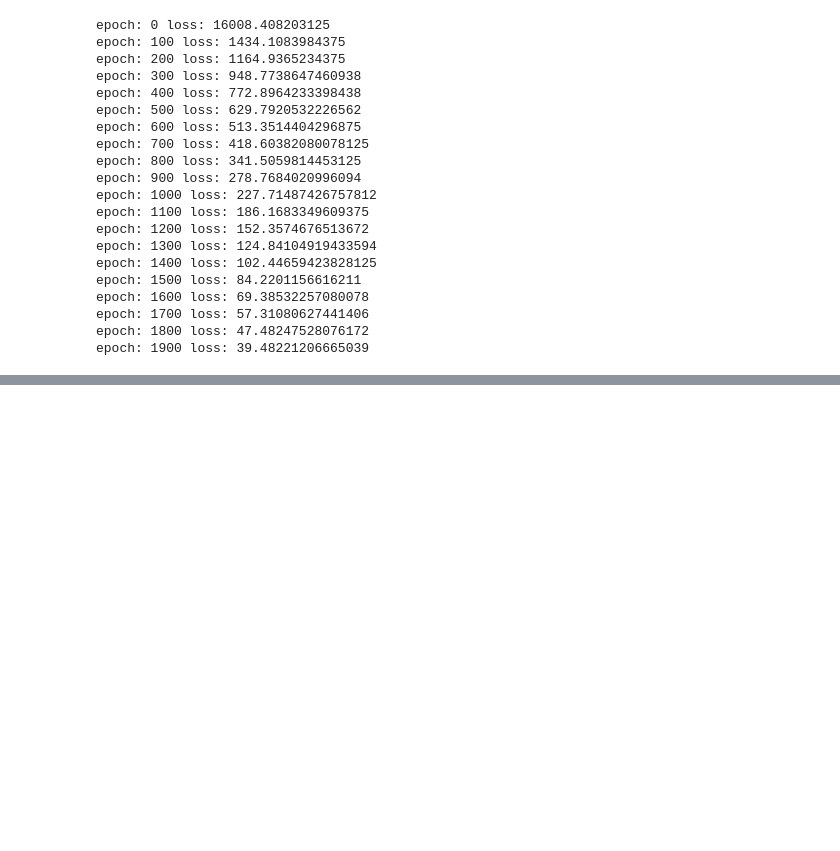
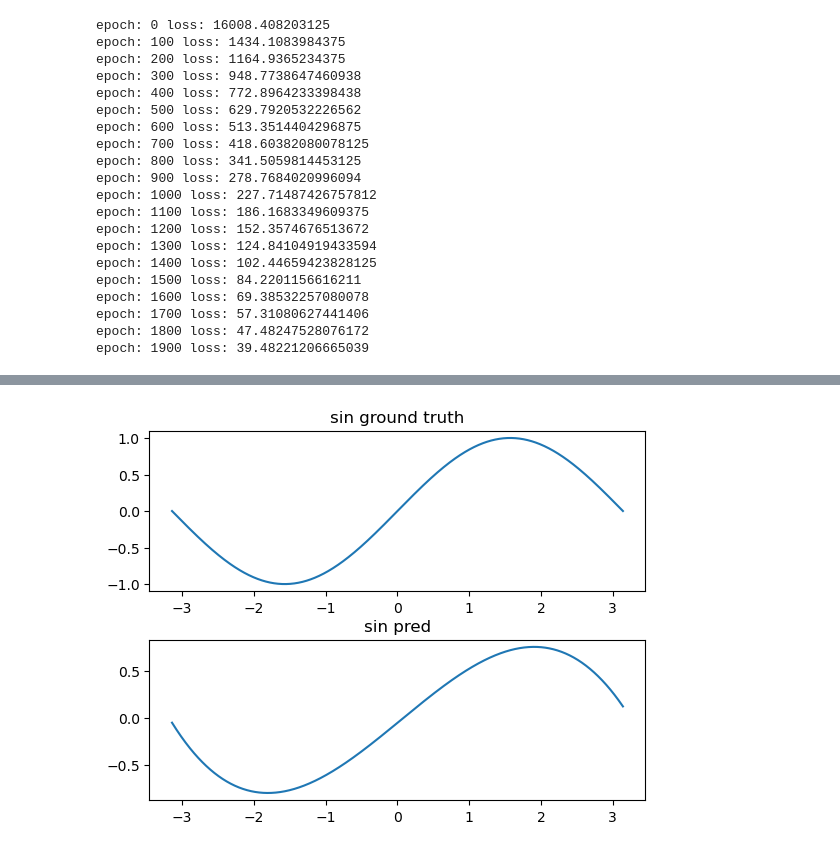
Before and after one commit to Yiseul-Jeon/Pytorch_Learning, a Jupyter notebook: sine_prdiction_model.ipynb, the cells around one changed output, grey strips where cells are left out. Cells and saved outputs as stored; diff of their text form; code cells hidden in the pictures; blank space fills up the shorter version.

```diff
--- a/sine_prdiction_model.ipynb
+++ b/sine_prdiction_model.ipynb
@@ -244,3 +244,44 @@ epoch: 1600 loss: 69.38532257080078
 epoch: 1700 loss: 57.31080627441406
 epoch: 1800 loss: 47.48247528076172
 epoch: 1900 loss: 39.48221206665039
+# %%
+x = x.squeeze()
+y_pred = model(x).clone().detach().squeeze().numpy()
+y = y.squeeze()
+
+plt.subplot(2, 1, 1)
+plt.subplots_adjust(hspace=0.3)
+plt.title("sin ground truth")
+plt.plot(x, y)
+
+plt.subplot(2, 1, 2)
+plt.title("sin pred")
+plt.plot(x, y_pred)
+
+# 손실 함수
+criterion = nn.MSELoss(reduction='sum')
+
+# 최적화 함수
+print(list(model.parameters()))
+optimizer = torch.optim.SGD(params=model.parameters(), lr=learning_rate)
+
+for epoch in range(2000):
+    # 미분값 초기화
+    optimizer.zero_grad()
+
+    # 순전파
+    y_pred = model(x)
+
+    # 오차 계산
+    loss = criterion(y_pred, y)
+
+    # 백워드
+    loss.backward()
+
+    # 가중치 업데이트
+    optimizer.step()
+
+    # 출력
+    if epoch % 100 == 0:
+        print("epoch:", epoch, "loss:", loss.item())
+# %% [output]
@@ -246,0 +305 @@ epoch: 1900 loss: 39.48221206665039
+[figure, added]
```
Also changed, not shown: parts of 1 cell of this notebook.
